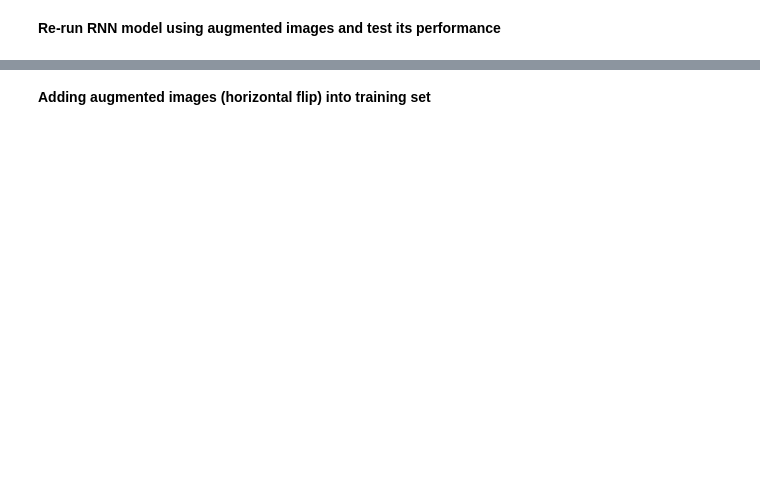
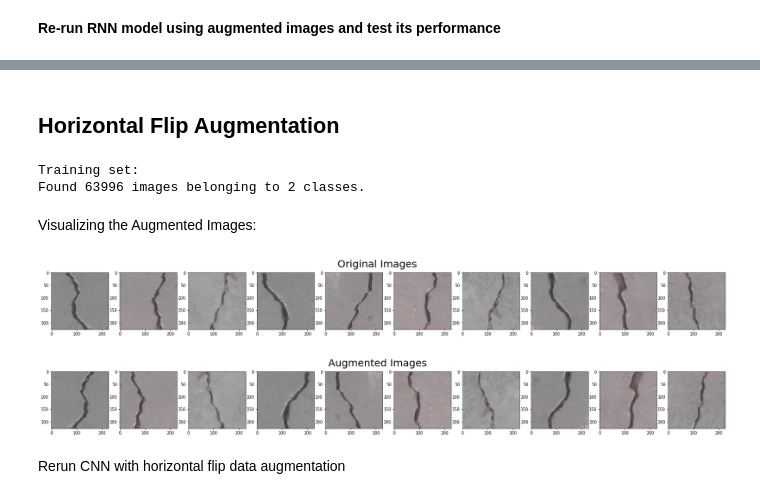
Before and after one commit to taha-shafique/mmai894, a Jupyter notebook: Crack_Detection_0318_V1.ipynb, the cells around one changed output, grey strips where cells are left out. Cells and saved outputs as stored; diff of their text form; code cells hidden in the pictures; blank space fills up the shorter version.

```diff
--- a/Crack_Detection_0318_V1.ipynb
+++ b/Crack_Detection_0318_V1.ipynb
@@ -541,2 +800,0 @@ weighted avg       0.67      0.74      0.69     18138
-# %% [markdown]
-**Adding augmented images (horizontal flip) into training set**
@@ -544,0 +801,37 @@ add_augmented_images(2) # horizontal flip
+# %% [markdown]
+## Horizontal Flip Augmentation ##
+# %%
+
+add_augmented_images(2) # horizonal flip
+
+print("Training set:")
+train_data = create_data_generator_set(root_directory+'/training', training_batch_size)
+# %% [output]
+Training set:
+Found 63996 images belonging to 2 classes.
+# %% [markdown]
+Visualizing the Augmented Images:
+# %%
+
+training_images = sorted(os.listdir('training/positive'))[0:]
+
+figure, position = plt.subplots(nrows=1, ncols=10, figsize=(30, 3))
+index = 0
+for current_position in position:
+    current_position.imshow(Image.open(f'training/positive/{training_images[index]}'))
+    index = index + 1
+figure.suptitle('Original Images', fontsize=25)
+plt.show()
+
+figure, position = plt.subplots(nrows=1, ncols=10, figsize=(30, 3))
+index = int(len(training_images)/2)
+for current_position in position:
+    current_position.imshow(Image.open(f'training/positive/{training_images[index]}'))
+    index = index + 1
+figure.suptitle('Augmented Images', fontsize=25)
+plt.show()
+# %% [output]
+[figure, added]
+[figure, added]
+# %% [markdown]
+Rerun CNN with horizontal flip data augmentation
```
Also changed, not shown: parts of 41 cells of this notebook.
